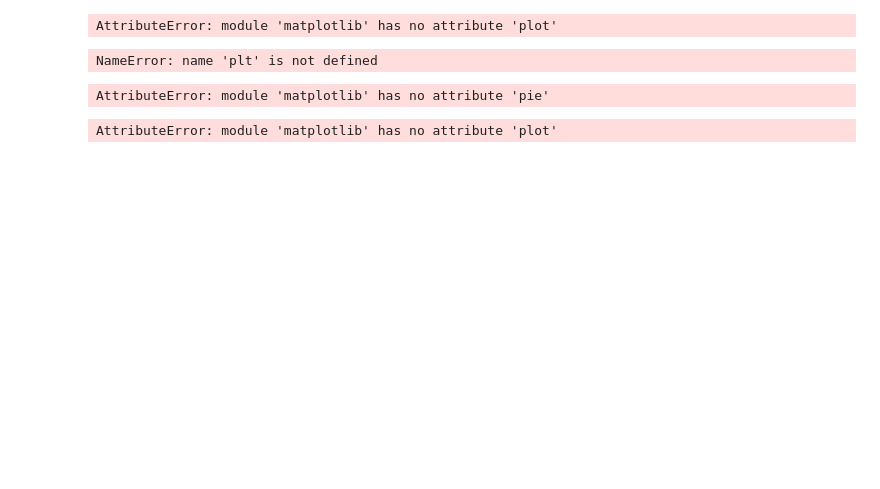
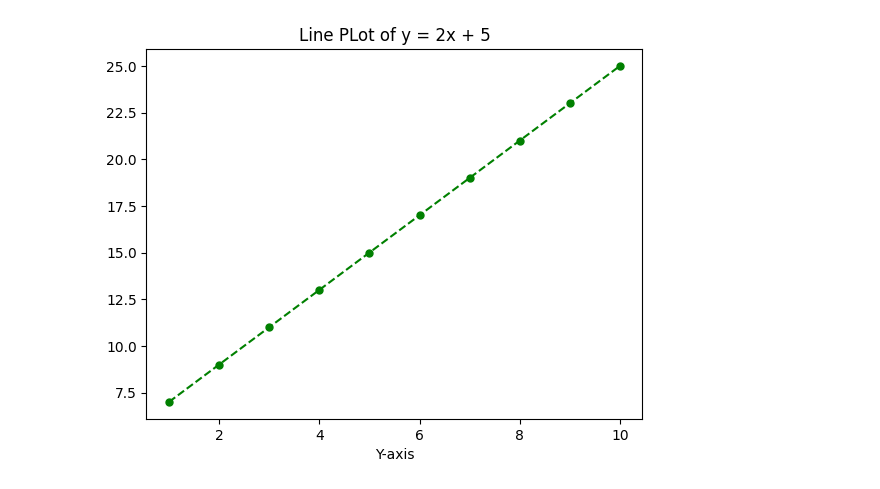
Before and after one commit to hduy1310/Repo_Test, a Jupyter notebook: Basic/8_Matplotlib_Seaborn.ipynb, the cells around one changed output. Cells and saved outputs as stored; diff of their text form; code cells hidden in the pictures; blank space fills up the shorter version.

```diff
--- a/Basic/8_Matplotlib_Seaborn.ipynb
+++ b/Basic/8_Matplotlib_Seaborn.ipynb
@@ -6,40 +63,11 @@ import seaborn as sns
 # %%
-x = np.linspace(1, 10, 10, dtype=int)
+x = np.linspace(1,10,10,dtype=int)
 y = 2*x + 5
-
-plt.plot(x, y, marker='o', linestyle='-.', color='g', ms=5)
-plt.title("Line Plot of y = 2x + 5")
+plt.plot(x,y,marker='o',linestyle='--',color='g',ms=5)
+plt.title("Line PLot of y = 2x + 5")
 plt.xlabel("X-axis")
-plt.ylabel("Y-axis")
+plt.xlabel("Y-axis")
 plt.show()
 # %% [output]
-AttributeError: module 'matplotlib' has no attribute 'plot'
+[figure, added]
-# %%
-reading_scores = np.random.normal(75, 10, 200)
-writing_scores = reading_scores + np.random.normal(0, 5, 200)
-plt.scatter(reading_scores, writing_scores, alpha=0.6)
-plt.title("Reading vs Writing Scores")
-plt.xlabel("Reading Scores")
-plt.ylabel("Writing Scores")
-plt.show()
-# %% [output]
-NameError: name 'plt' is not defined
-# %%
-#bieu do tron
-plt.pie(sales, labels=products, autopct='%1.0f%%')
-plt.title("Smartphone Sales Distribution in 2025")
-plt.show()
-# %% [output]
-AttributeError: module 'matplotlib' has no attribute 'pie'
-# %%
-x = np.linspace(1, 10, 10, dtype=int)
-y = 2*x + 5
-
-plt.plot(x, y, marker='o', linestyle='-.', color='g', ms=5)
-plt.title("Line Plot of y = 2x + 5")
-plt.xlabel("X-axis")
-plt.ylabel("Y-axis")
-plt.show()
-# %% [output]
-AttributeError: module 'matplotlib' has no attribute 'plot'
 # %%
```
Also changed, not shown: parts of 17 cells of this notebook, 3 other files.
